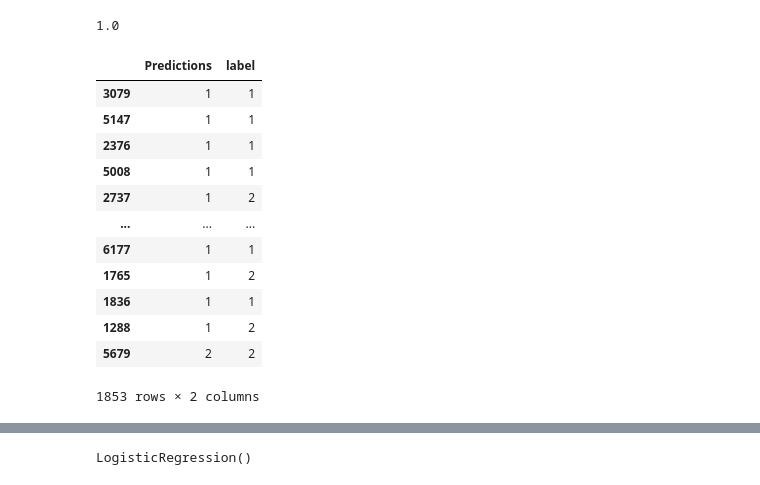
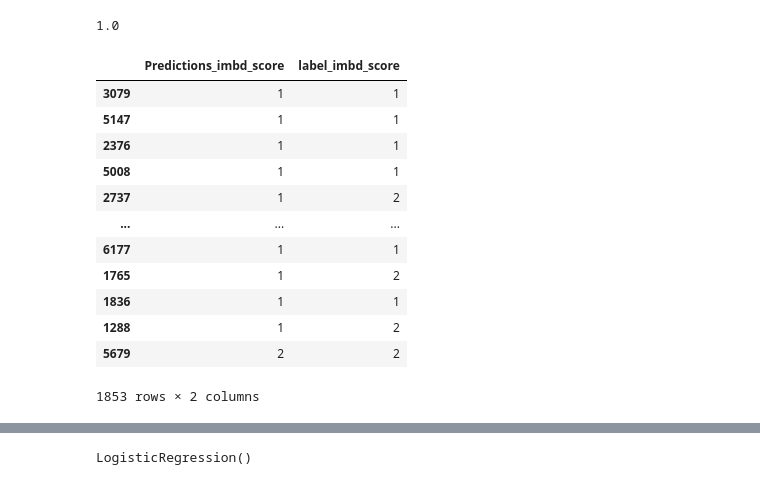
Before and after one commit to mgiandello/Project_4, a Jupyter notebook: Machine Learning Logistic Regression.ipynb, the cells around one changed output, grey strips where cells are left out. Saved outputs shown, nothing was run; the diff lists cells and outputs as text; code cells hidden in the pictures.

```diff
--- a/Machine Learning Logistic Regression.ipynb
+++ b/Machine Learning Logistic Regression.ipynb
@@ -37,14 +37,14 @@ Data columns (total 15 columns):
 dtypes: float64(4), int64(1), object(10)
 memory usage: 929.4+ KB
 # %%
-movies_train_df['label']=''
+movies_train_df['label_imbd_score']=''
 for index,row in movies_train_df.iterrows():
     if (row['score']<=5):
-        movies_train_df.loc[index,'label']=0
+        movies_train_df.loc[index,'label_imbd_score']=0
     elif (row['score']>5) & (row['score']<=7):
-        movies_train_df.loc[index, 'label']=1
+        movies_train_df.loc[index, 'label_imbd_score']=1
     elif (row['score']>7):
-         movies_train_df.loc[index, 'label']=2
+         movies_train_df.loc[index, 'label_imbd_score']=2
     else:
-        movies_train_df.loc[index, 'label']=0
+        movies_train_df.loc[index, 'label_imbd_score']=0
 # %%
@@ -83,8 +83,8 @@ movies_train_df
 | 7659 | I Am Fear | Not Rated | Horror | 2020 | 3-Mar-20 | 3.4 | 447.0 | Kevin Shulman | Kevin Shulman | Kristina Klebe | United States | ... |
 7412 rows × 15 columns
 # %%
-y = movies_train_df['label'].astype('int')
-X = movies_train_df.drop(['label', 'score'], axis = 1)
+y = movies_train_df['label_imbd_score'].astype('int')
+X = movies_train_df.drop(['label_imbd_score', 'score'], axis = 1)
 # %%
 y.value_counts()
 # %% [output]
@@ -247,11 +247,11 @@ classifier.score(X_test, y_predict)
 # %% [output]
 1.0
 # %%
-y_predict = pd.DataFrame(classifier.predict(X_test), index=X_test.index, columns=['Predictions'])
+y_predict = pd.DataFrame(classifier.predict(X_test), index=X_test.index, columns=['Predictions_imbd_score'])
 y_predict_df = y_predict.merge(y_test, how = 'outer', left_index = True, right_index = True)
 y_predict_df
 # %% [output]
-|  | Predictions | label |
+|  | Predictions_imbd_score | label_imbd_score |
 | 3079 | 1 | 1 |
 | 5147 | 1 | 1 |
 | 2376 | 1 | 1 |
```
Also changed, not shown: parts of 30 cells of this notebook, 12 other files.
